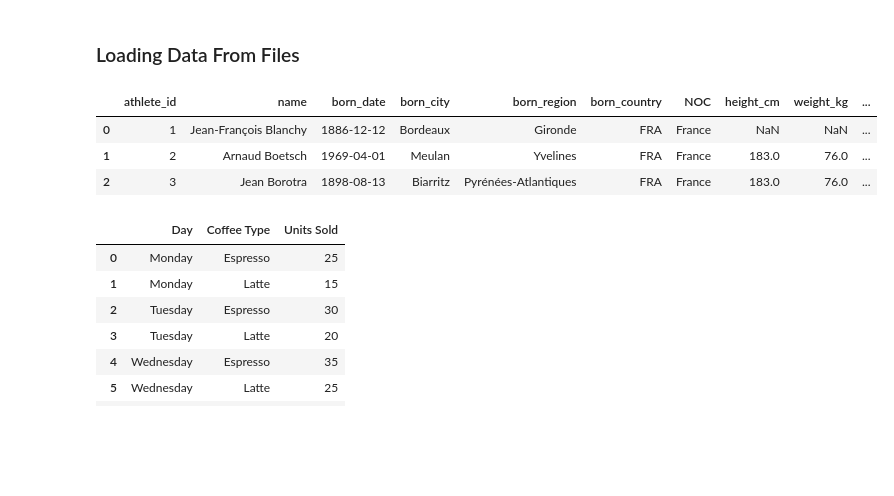
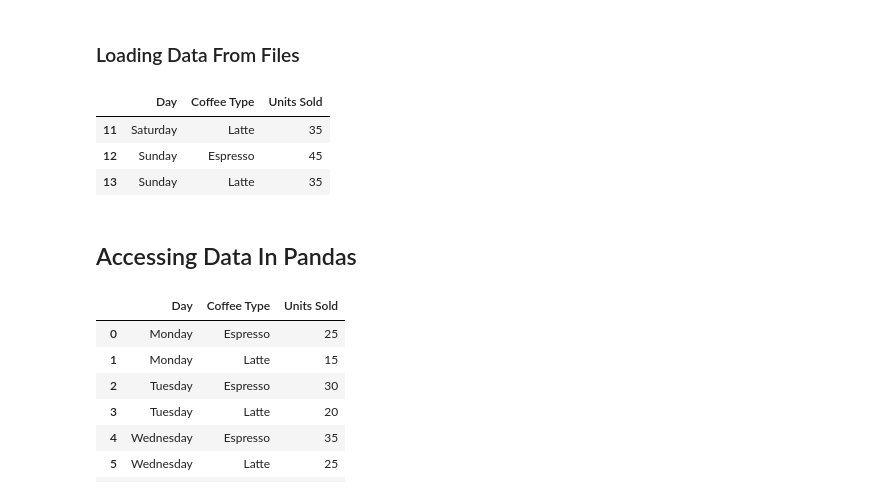
Before and after one commit to nik2168/pandas, a Jupyter notebook: practice.ipynb, the cells around one changed output. Cells and saved outputs as stored; diff of their text form; code cells hidden in the pictures; blank space fills up the shorter version.

```diff
--- a/practice.ipynb
+++ b/practice.ipynb
@@ -26,13 +26,16 @@ array([1, 4, 7])
 # %%
 coffee =  pd.read_csv('./warmup-data/coffee.csv')
 results = pd.read_parquet('./data/results.parquet')
 bios = pd.read_csv('./data/bios.csv')
-bios.head(3)
+# bios.head(3)
+coffee.tail(3)
 # %% [output]
-|  | athlete_id | name | born_date | born_city | born_region | born_country | NOC | height_cm | weight_kg | ... |
-| 0 | 1 | Jean-François Blanchy | 1886-12-12 | Bordeaux | Gironde | FRA | France | NaN | NaN | ... |
-| 1 | 2 | Arnaud Boetsch | 1969-04-01 | Meulan | Yvelines | FRA | France | 183.0 | 76.0 | ... |
-| 2 | 3 | Jean Borotra | 1898-08-13 | Biarritz | Pyrénées-Atlantiques | FRA | France | 183.0 | 76.0 | ... |
+|  | Day | Coffee Type | Units Sold |
+| 11 | Saturday | Latte | 35 |
+| 12 | Sunday | Espresso | 45 |
+| 13 | Sunday | Latte | 35 |
+# %% [markdown]
+## Accessing Data In Pandas
 # %%
 coffee.head() # only first 5
 coffee # full data frame
```
Also changed, not shown: parts of 9 cells of this notebook, 7 other files.
